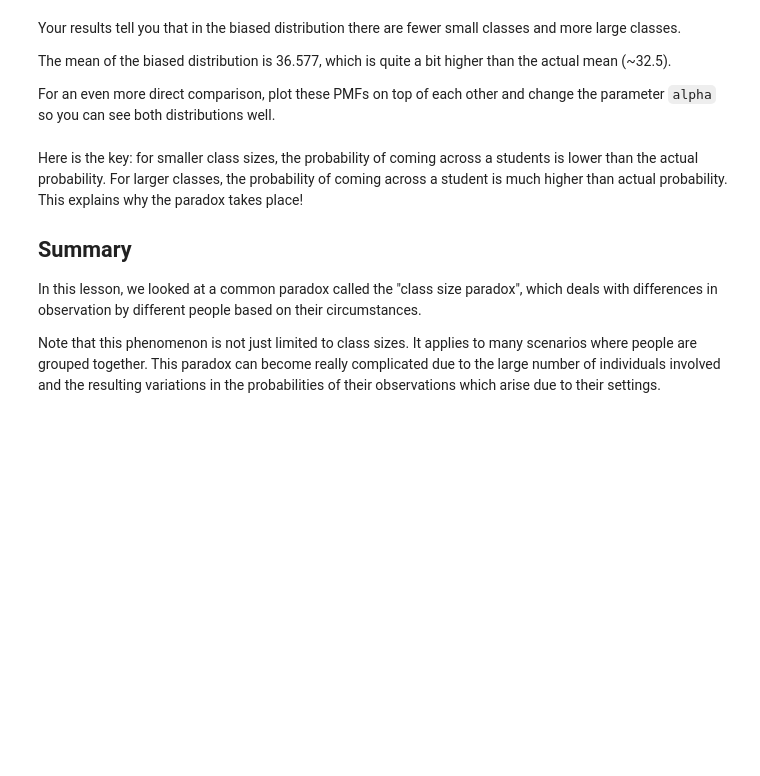
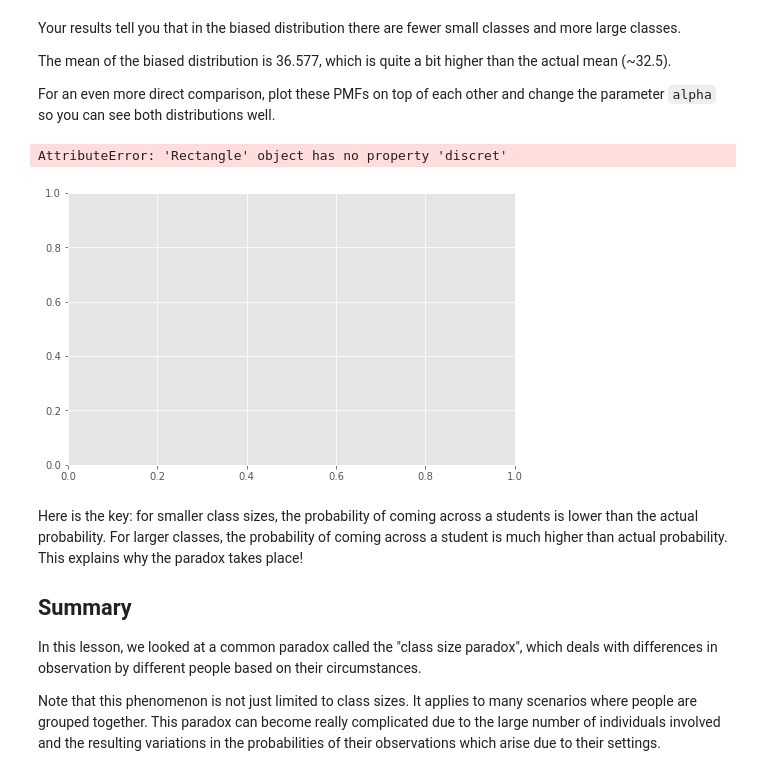
Before and after one commit to ghcn345/dsc-probability-mass-function-lab, a Jupyter notebook: index.ipynb, the cells around one changed output. Saved outputs shown, nothing was run; the diff lists cells and outputs as text; code cells hidden in the pictures; blank space fills up the shorter version.

```diff
--- a/index.ipynb
+++ b/index.ipynb
@@ -186,3 +183,16 @@ plt.figure(figsize=(8, 5))
+# %%
+# Plot pmfs overlapping
+plt.figure(figsize=(8, 5))
+
+# plt.bar(size_and_count.keys(), pmf, alpha=0.75, label='Actual')
+# plt.bar(size_and_count.keys(), pmf2, alpha=0.75, label='Observed')
+plt.bar(size_and_count.keys(), pmf, discret=True, label='Actual')
+plt.bar(size_and_count.keys(), pmf2, discret=True, label='Observed')
+plt.title ("Probability Mass Function - Class size paradox")
+plt.legend()
+# %% [output]
+AttributeError: 'Rectangle' object has no property 'discret'
+[figure, added]
 # %% [markdown]
 Here is the key: for smaller class sizes, the probability of coming across a students is lower than the actual probability. For larger classes, the probability of coming across a student is much higher than actual probability. This explains why the paradox takes place!
 
```
Also changed, not shown: parts of 2 cells of this notebook.
